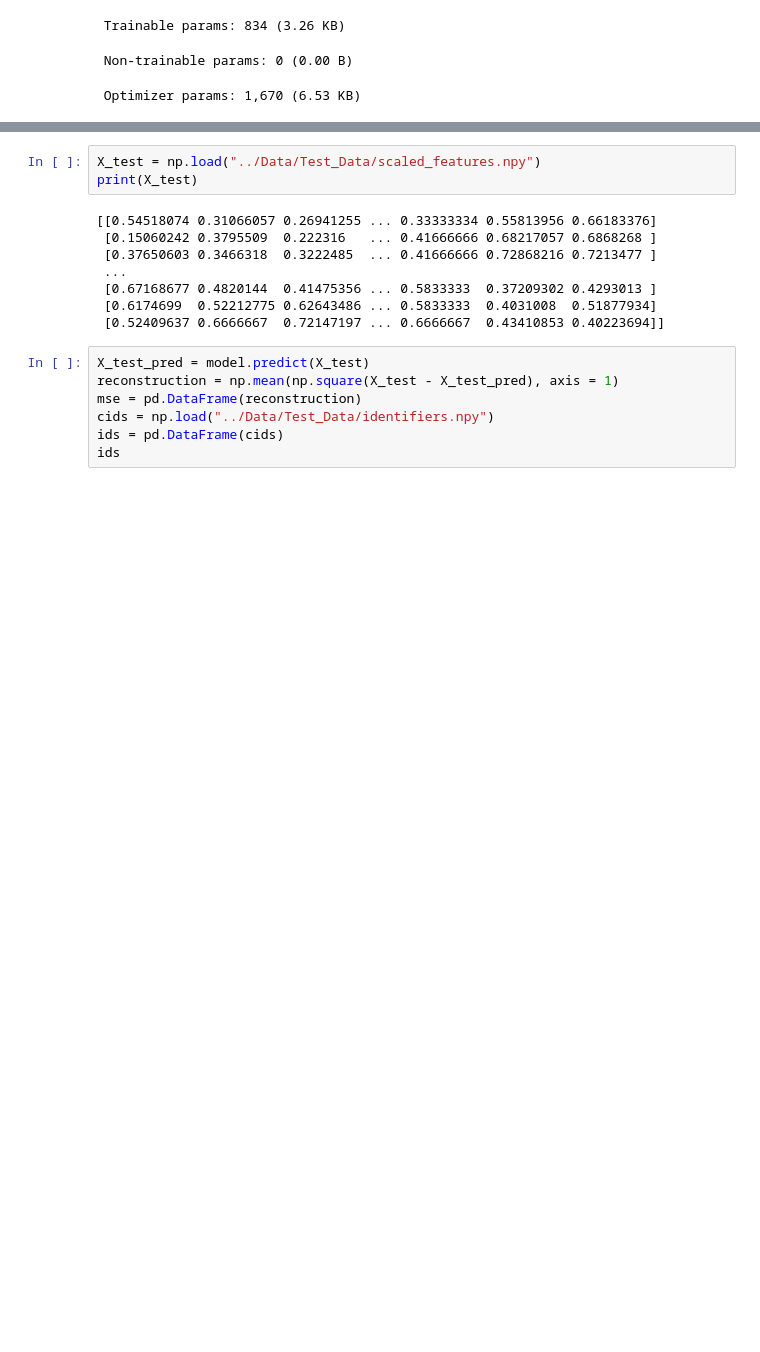
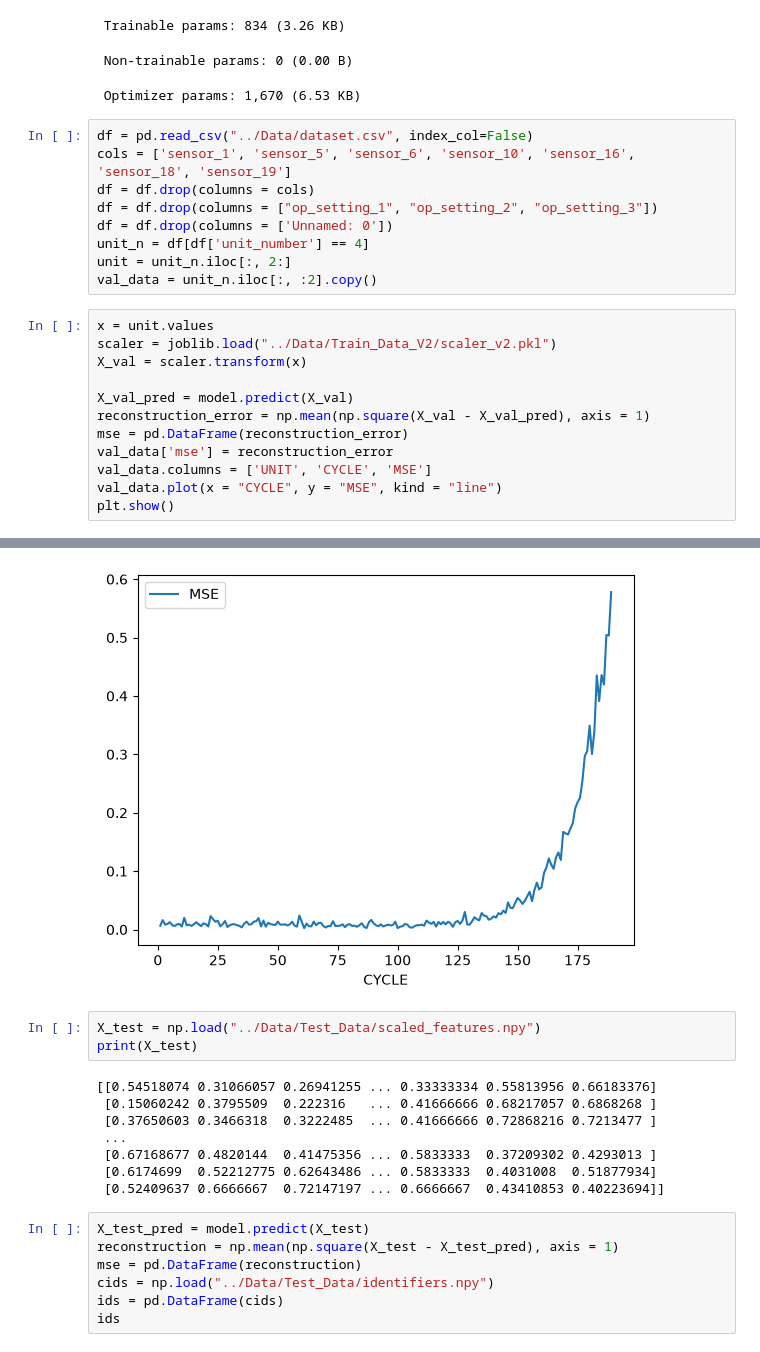
Before and after one commit to ShivaramHR/telemetry-anomaly-detector, a Jupyter notebook: Notebooks/AutoEncoder.ipynb, the cells around one changed output, grey strips where cells are left out. Saved outputs shown, nothing was run; the diff lists cells and outputs as text; blank space fills up the shorter version.

```diff
--- a/Notebooks/AutoEncoder.ipynb
+++ b/Notebooks/AutoEncoder.ipynb
@@ -160,3 +161,25 @@ Model: "sequential"
  Trainable params: 834 (3.26 KB)
  Non-trainable params: 0 (0.00 B)
  Optimizer params: 1,670 (6.53 KB)
+# %%
+df = pd.read_csv("../Data/dataset.csv", index_col=False)
+cols = ['sensor_1', 'sensor_5', 'sensor_6', 'sensor_10', 'sensor_16', 'sensor_18', 'sensor_19']
+df = df.drop(columns = cols)
+df = df.drop(columns = ["op_setting_1", "op_setting_2", "op_setting_3"])
+df = df.drop(columns = ['Unnamed: 0'])
+unit_n = df[df['unit_number'] == 4]
+unit = unit_n.iloc[:, 2:]
+val_data = unit_n.iloc[:, :2].copy()
+# %%
+x = unit.values
+scaler = joblib.load("../Data/Train_Data_V2/scaler_v2.pkl")
+X_val = scaler.transform(x)
+
+X_val_pred = model.predict(X_val)
+reconstruction_error = np.mean(np.square(X_val - X_val_pred), axis = 1)
+mse = pd.DataFrame(reconstruction_error)
+val_data['mse'] = reconstruction_error
+val_data.columns = ['UNIT', 'CYCLE', 'MSE']
+val_data.plot(x = "CYCLE", y = "MSE", kind = "line")
+plt.show()
+# %% [output]
@@ -163,3 +187,4 @@ Model: "sequential"
+[figure, added]
 # %%
 X_test = np.load("../Data/Test_Data/scaled_features.npy")
 print(X_test)
```
Also changed, not shown: parts of 2 cells of this notebook.
